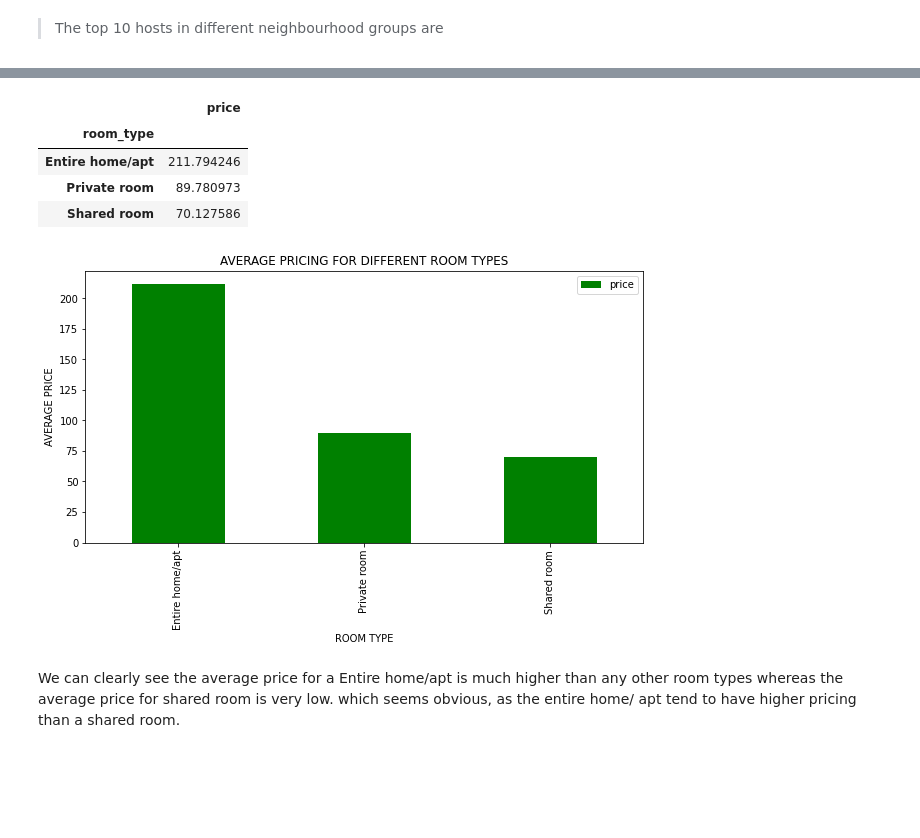
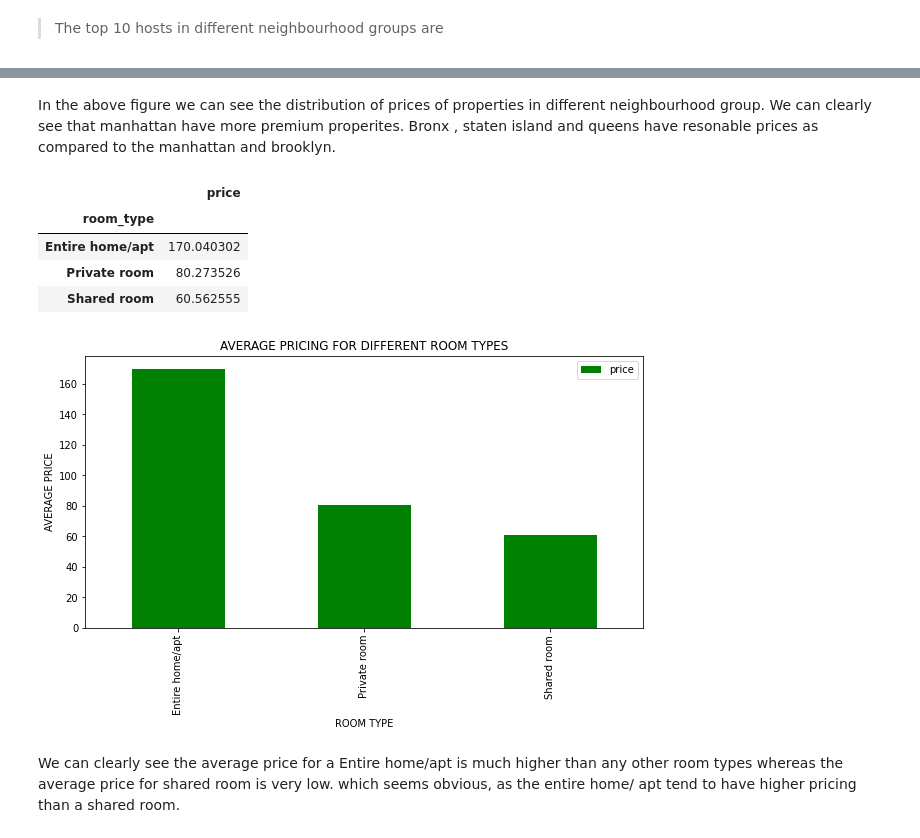
Before and after one commit to Priyabrat845/Airbnb-Booking-Analysis, a Jupyter notebook: Copy_of_Airbnb_Bookings_Analysis_.ipynb, the cells around one changed output, grey strips where cells are left out. Drawn from its saved outputs; the diff is of its cells as text; code cells hidden in the pictures; blank space fills up the shorter version.

```diff
--- a/Copy_of_Airbnb_Bookings_Analysis_.ipynb
+++ b/Copy_of_Airbnb_Bookings_Analysis_.ipynb
@@ -202,5 +257,9 @@ availability_365                  0.000000
 dtype: float64
 # %% [markdown]
 Afrer dropping the irrelevant columns and imputing 0 in place of ``NULL`` now we don't have any significant null values in our dataset
+# %%
+# Created a new dataframe which dropped any the rows which are outliers i.e price geater than $400
+
+adjusted_airbnb_df =airbnb_df[airbnb_df.price < 400]
 # %% [markdown]
 ## **EDA**
@@ -471,19 +507,21 @@ airbnb_df.groupby(['neighbourhood_group','neighbourhood'])['host_id'].count().un
+# %% [markdown]
+In the above figure we can see the distribution of prices of properties in different neighbourhood group. We can clearly see that manhattan have more premium properites. Bronx ,  staten island and queens have resonable prices  as compared to the manhattan and brooklyn.
 # %%
-avg_price_rooms = pd.DataFrame(airbnb_df.groupby(['room_type'])['price'].mean())
+avg_price_rooms = pd.DataFrame(adjusted_airbnb_df.groupby(['room_type'])['price'].mean())
 avg_price_rooms
 # %% [output]
 |  | price |
 | room_type |  |
-| Entire home/apt | 211.794246 |
-| Private room | 89.780973 |
-| Shared room | 70.127586 |
+| Entire home/apt | 170.040302 |
+| Private room | 80.273526 |
+| Shared room | 60.562555 |
 # %%
-pd.DataFrame(airbnb_df.groupby(['room_type'])['price'].mean()).plot.bar(color ='g', figsize=(10,5))
+pd.DataFrame(adjusted_airbnb_df.groupby(['room_type'])['price'].mean()).plot.bar(color ='g', figsize=(10,5))
 plt.xlabel('ROOM TYPE')
 plt.ylabel('AVERAGE PRICE')
 plt.title('AVERAGE PRICING FOR DIFFERENT ROOM TYPES')
 plt.show()
 # %% [output]
-[figure, old version]
+[figure, new version]
 # %% [markdown]
 We can clearly see the average price for a Entire home/apt is much higher than any other room types whereas the average price for shared room is very low. which seems obvious, as the entire home/ apt tend to have higher pricing than a shared  room.
```
Also changed, not shown: parts of 48 cells of this notebook.
